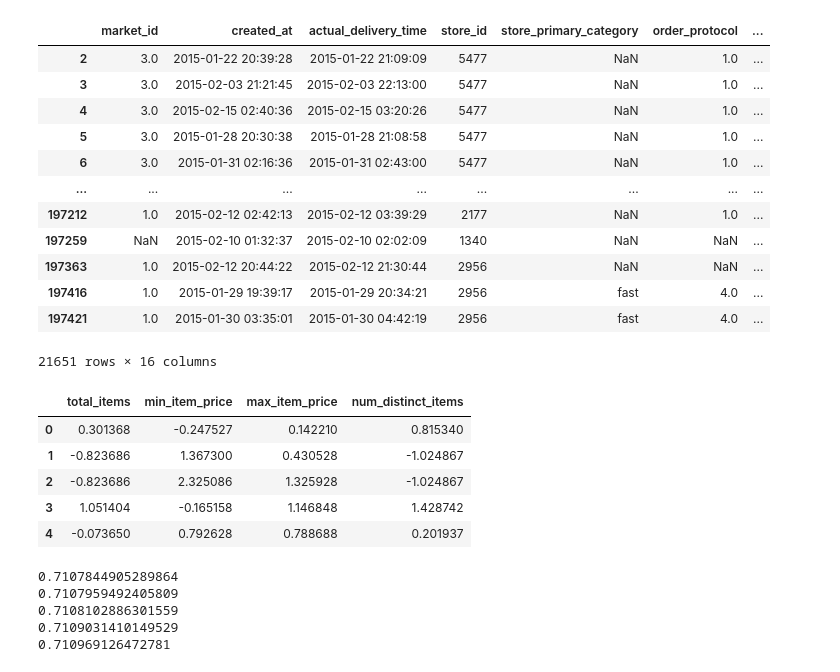
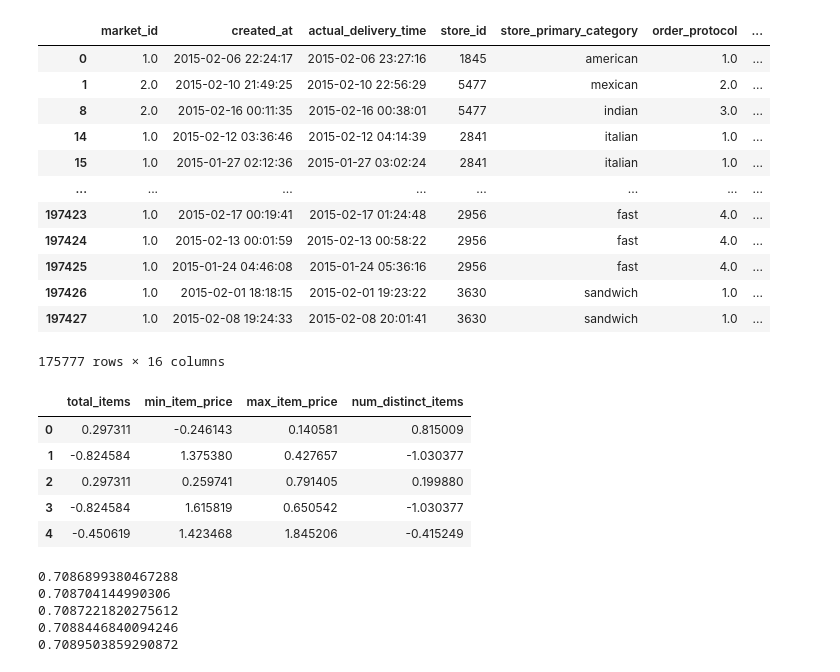
Before and after one commit to paulLieber98/ucla-doordash-proj, a Jupyter notebook: project.ipynb, the cells around one changed output. Cells and saved outputs as stored; diff of their text form; code cells hidden in the pictures.

```diff
--- a/project.ipynb
+++ b/project.ipynb
@@ -36,19 +79,21 @@ df.head()
 # %%
 df[df.isnull().any(axis=1)]
+df=df.dropna()
+df
 # %% [output]
 |  | market_id | created_at | actual_delivery_time | store_id | store_primary_category | order_protocol | ... |
-| 2 | 3.0 | 2015-01-22 20:39:28 | 2015-01-22 21:09:09 | 5477 | NaN | 1.0 | ... |
-| 3 | 3.0 | 2015-02-03 21:21:45 | 2015-02-03 22:13:00 | 5477 | NaN | 1.0 | ... |
-| 4 | 3.0 | 2015-02-15 02:40:36 | 2015-02-15 03:20:26 | 5477 | NaN | 1.0 | ... |
-| 5 | 3.0 | 2015-01-28 20:30:38 | 2015-01-28 21:08:58 | 5477 | NaN | 1.0 | ... |
-| 6 | 3.0 | 2015-01-31 02:16:36 | 2015-01-31 02:43:00 | 5477 | NaN | 1.0 | ... |
+| 0 | 1.0 | 2015-02-06 22:24:17 | 2015-02-06 23:27:16 | 1845 | american | 1.0 | ... |
+| 1 | 2.0 | 2015-02-10 21:49:25 | 2015-02-10 22:56:29 | 5477 | mexican | 2.0 | ... |
+| 8 | 2.0 | 2015-02-16 00:11:35 | 2015-02-16 00:38:01 | 5477 | indian | 3.0 | ... |
+| 14 | 1.0 | 2015-02-12 03:36:46 | 2015-02-12 04:14:39 | 2841 | italian | 1.0 | ... |
+| 15 | 1.0 | 2015-01-27 02:12:36 | 2015-01-27 03:02:24 | 2841 | italian | 1.0 | ... |
 | ... | ... | ... | ... | ... | ... | ... | ... |
-| 197212 | 1.0 | 2015-02-12 02:42:13 | 2015-02-12 03:39:29 | 2177 | NaN | 1.0 | ... |
-| 197259 | NaN | 2015-02-10 01:32:37 | 2015-02-10 02:02:09 | 1340 | NaN | NaN | ... |
-| 197363 | 1.0 | 2015-02-12 20:44:22 | 2015-02-12 21:30:44 | 2956 | NaN | NaN | ... |
-| 197416 | 1.0 | 2015-01-29 19:39:17 | 2015-01-29 20:34:21 | 2956 | fast | 4.0 | ... |
-| 197421 | 1.0 | 2015-01-30 03:35:01 | 2015-01-30 04:42:19 | 2956 | fast | 4.0 | ... |
+| 197423 | 1.0 | 2015-02-17 00:19:41 | 2015-02-17 01:24:48 | 2956 | fast | 4.0 | ... |
+| 197424 | 1.0 | 2015-02-13 00:01:59 | 2015-02-13 00:58:22 | 2956 | fast | 4.0 | ... |
+| 197425 | 1.0 | 2015-01-24 04:46:08 | 2015-01-24 05:36:16 | 2956 | fast | 4.0 | ... |
+| 197426 | 1.0 | 2015-02-01 18:18:15 | 2015-02-01 19:23:22 | 3630 | sandwich | 1.0 | ... |
+| 197427 | 1.0 | 2015-02-08 19:24:33 | 2015-02-08 20:01:41 | 3630 | sandwich | 1.0 | ... |
-21651 rows × 16 columns
+175777 rows × 16 columns
 # %%
 from sklearn.model_selection import train_test_split
 from sklearn.preprocessing import StandardScaler
@@ -62,8 +107,8 @@ X_train,X_test,y_train,y_test = train_test_split(X_data,y_data,random_state = 0,
 X_data.head()
 # %% [output]
 |  | total_items | min_item_price | max_item_price | num_distinct_items |
-| 0 | 0.301368 | -0.247527 | 0.142210 | 0.815340 |
-| 1 | -0.823686 | 1.367300 | 0.430528 | -1.024867 |
-| 2 | -0.823686 | 2.325086 | 1.325928 | -1.024867 |
-| 3 | 1.051404 | -0.165158 | 1.146848 | 1.428742 |
-| 4 | -0.073650 | 0.792628 | 0.788688 | 0.201937 |
+| 0 | 0.297311 | -0.246143 | 0.140581 | 0.815009 |
+| 1 | -0.824584 | 1.375380 | 0.427657 | -1.030377 |
+| 2 | 0.297311 | 0.259741 | 0.791405 | 0.199880 |
+| 3 | -0.824584 | 1.615819 | 0.650542 | -1.030377 |
+| 4 | -0.450619 | 1.423468 | 1.845206 | -0.415249 |
@@ -86,8 +134,8 @@ for n in alphas:
         scores.append(regression.score(X_train.iloc[test_index],y_train.iloc[test_index]))
     print(np.mean(scores))
 # %% [output]
-0.7107844905289864
-0.7107959492405809
-0.7108102886301559
-0.7109031410149529
-0.710969126472781
+0.7086899380467288
+0.708704144990306
+0.7087221820275612
+0.7088446840094246
+0.7089503859290872
```
Also changed, not shown: parts of 10 cells of this notebook.
